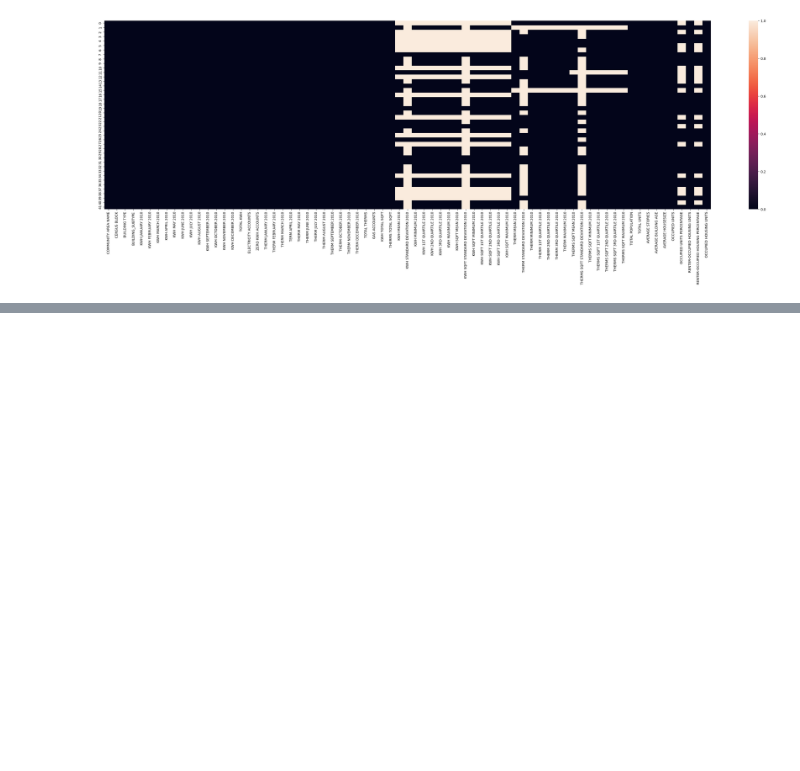
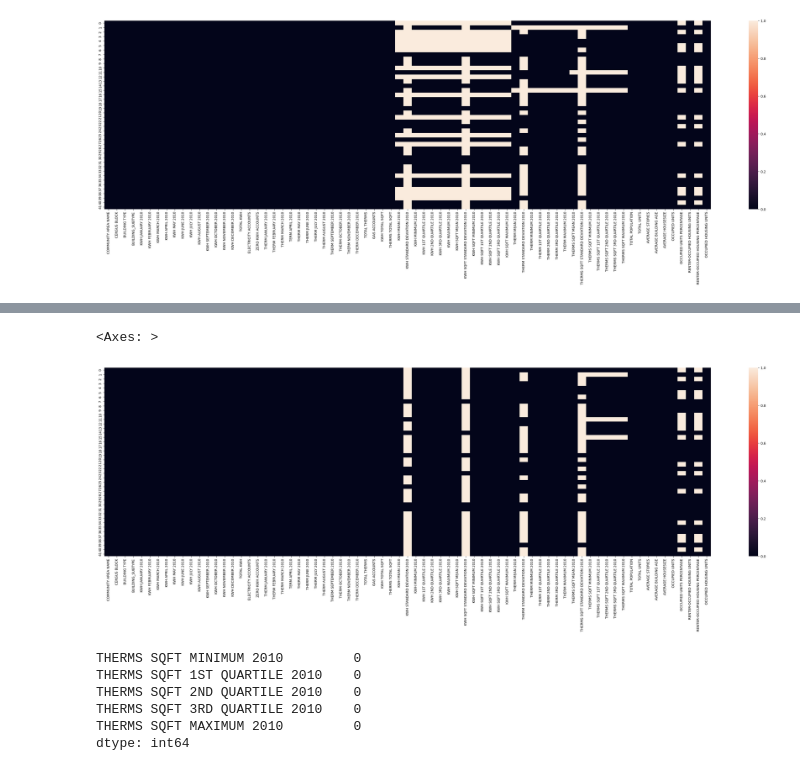
Before and after one commit to Gourav052003/Machine-Learning-Solutions-for-Predicting-Municipal-Waste-Costs-and-Sustainable-Resource-Management, a Jupyter notebook: Energy Usage.ipynb, the cells around one changed output, grey strips where cells are left out. Saved outputs shown, nothing was run; the diff lists cells and outputs as text; code cells hidden in the pictures; blank space fills up the shorter version.

```diff
--- a/Energy Usage.ipynb
+++ b/Energy Usage.ipynb
@@ -178,0 +213,3 @@ sns.heatmap(industrial_energy_usage_df.isnull())
+# %%
+industrial_energy_usage_df.iloc[:,51:57] = industrial_energy_usage_df.iloc[:,51:57].fillna(0)
+industrial_energy_usage_df.iloc[:,51:57].isnull().sum()
@@ -178,0 +224,16 @@ sns.heatmap(industrial_energy_usage_df.isnull())
+# %%
+plt.figure(figsize=(40,10))
+sns.heatmap(industrial_energy_usage_df.isnull())
+# %% [output]
+<Axes: >
+[figure, added]
+# %%
+industrial_energy_usage_df.iloc[:,58:63] = industrial_energy_usage_df.iloc[:,58:63].fillna(0)
+industrial_energy_usage_df.iloc[:,58:63].isnull().sum()
+# %% [output]
+THERMS SQFT MINIMUM 2010         0
+THERMS SQFT 1ST QUARTILE 2010    0
+THERMS SQFT 2ND QUARTILE 2010    0
+THERMS SQFT 3RD QUARTILE 2010    0
+THERMS SQFT MAXIMUM 2010         0
+dtype: int64
```
Also changed, not shown: parts of 16 cells of this notebook.
